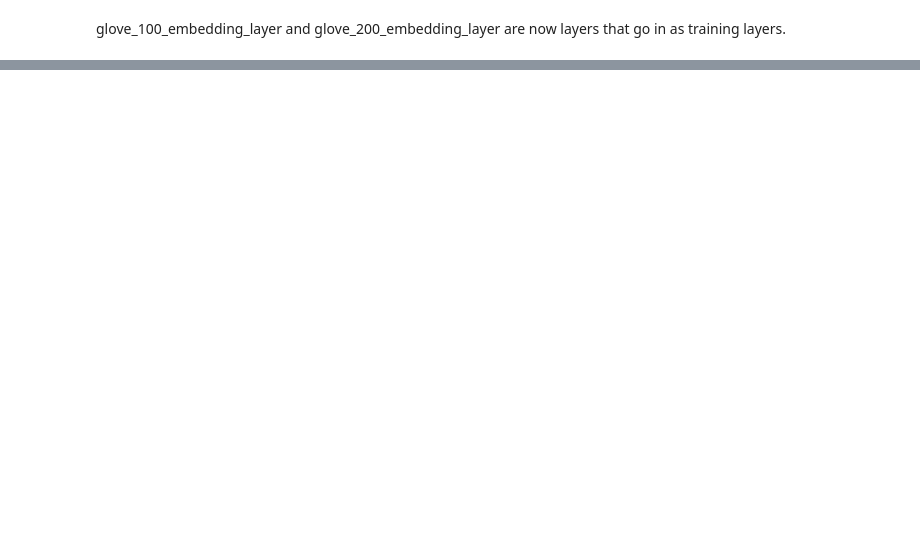
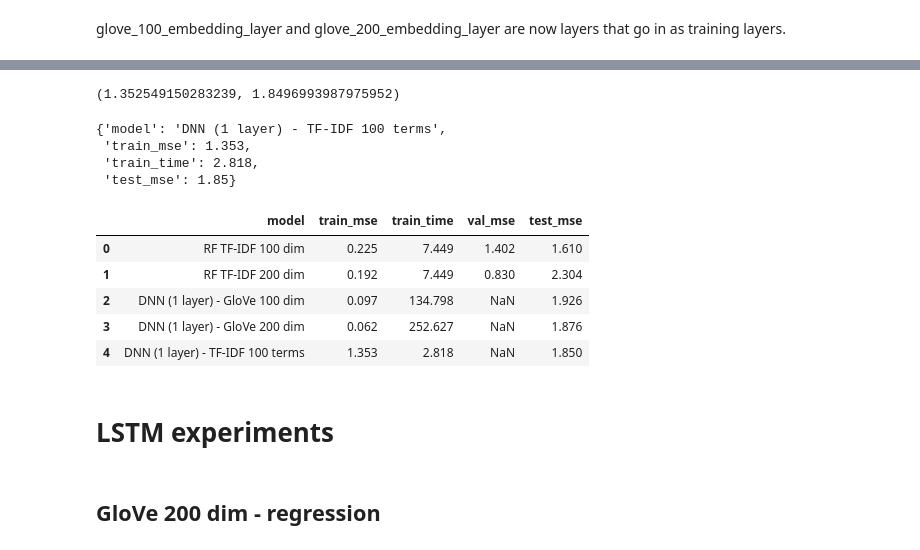
Before and after one commit to SpecCRA/453_final_assignment, a Jupyter notebook: modeling_experiments.ipynb, the cells around one changed output, grey strips where cells are left out. Saved outputs shown, nothing was run; the diff lists cells and outputs as text; code cells hidden in the pictures; blank space fills up the shorter version.

Commit message:
updating with experiments

```diff
--- a/modeling_experiments.ipynb
+++ b/modeling_experiments.ipynb
@@ -434,0 +1172,15 @@ glove_100_embedding_layer and glove_200_embedding_layer are now layers that go i
+# %%
+model = Sequential([
+    Dense(32, input_shape=(100,)),
+    Dense(128, activation='relu'),
+    Dense(5, kernel_initializer='normal')
+])
+
+model.summary()
+
+opt = 'rmsprop'
+
+model.compile(
+    optimizer=opt,
+    loss='mse',
+)
@@ -434,0 +1202,8 @@ glove_100_embedding_layer and glove_200_embedding_layer are now layers that go i
+# %%
+start = time.time()
+model.fit(tfidf100_train_matrix, train_labels,
+            epochs=25,
+            batch_size=32)
+
+end = time.time()
+train_time = parse_time(start, end)
@@ -434,0 +1228,38 @@ glove_100_embedding_layer and glove_200_embedding_layer are now layers that go i
+# %%
+train_preds = model.predict(tfidf100_train_matrix)
+test_preds = model.predict(tfidf100_test_matrix)
+
+train_mse = mean_squared_error(np.argmax(train_preds, axis = 1),
+                                np.argmax(train_labels, axis=1))
+test_mse = mean_squared_error(np.argmax(test_preds, axis = 1), test_labels)
+
+train_mse, test_mse
+# %% [output]
+(1.352549150283239, 1.8496993987975952)
+# %%
+data = dict()
+data['model'] = 'DNN (1 layer) - TF-IDF 100 terms'
+data['train_mse'] = round(train_mse, 3)
+data['train_time'] = train_time
+data['test_mse'] = round(test_mse, 3)
+
+regression_results.append(data)
+data
+# %% [output]
+{'model': 'DNN (1 layer) - TF-IDF 100 terms',
+ 'train_mse': 1.353,
+ 'train_time': 2.818,
+ 'test_mse': 1.85}
+# %%
+pd.DataFrame(regression_results)
+# %% [output]
+|  | model | train_mse | train_time | val_mse | test_mse |
+| 0 | RF TF-IDF 100 dim | 0.225 | 7.449 | 1.402 | 1.610 |
+| 1 | RF TF-IDF 200 dim | 0.192 | 7.449 | 0.830 | 2.304 |
+| 2 | DNN (1 layer) - GloVe 100 dim | 0.097 | 134.798 | NaN | 1.926 |
+| 3 | DNN (1 layer) - GloVe 200 dim | 0.062 | 252.627 | NaN | 1.876 |
+| 4 | DNN (1 layer) - TF-IDF 100 terms | 1.353 | 2.818 | NaN | 1.850 |
+# %% [markdown]
+# LSTM experiments
+# %% [markdown]
+## GloVe 200 dim - regression
```
Also changed, not shown: parts of 141 cells of this notebook.
